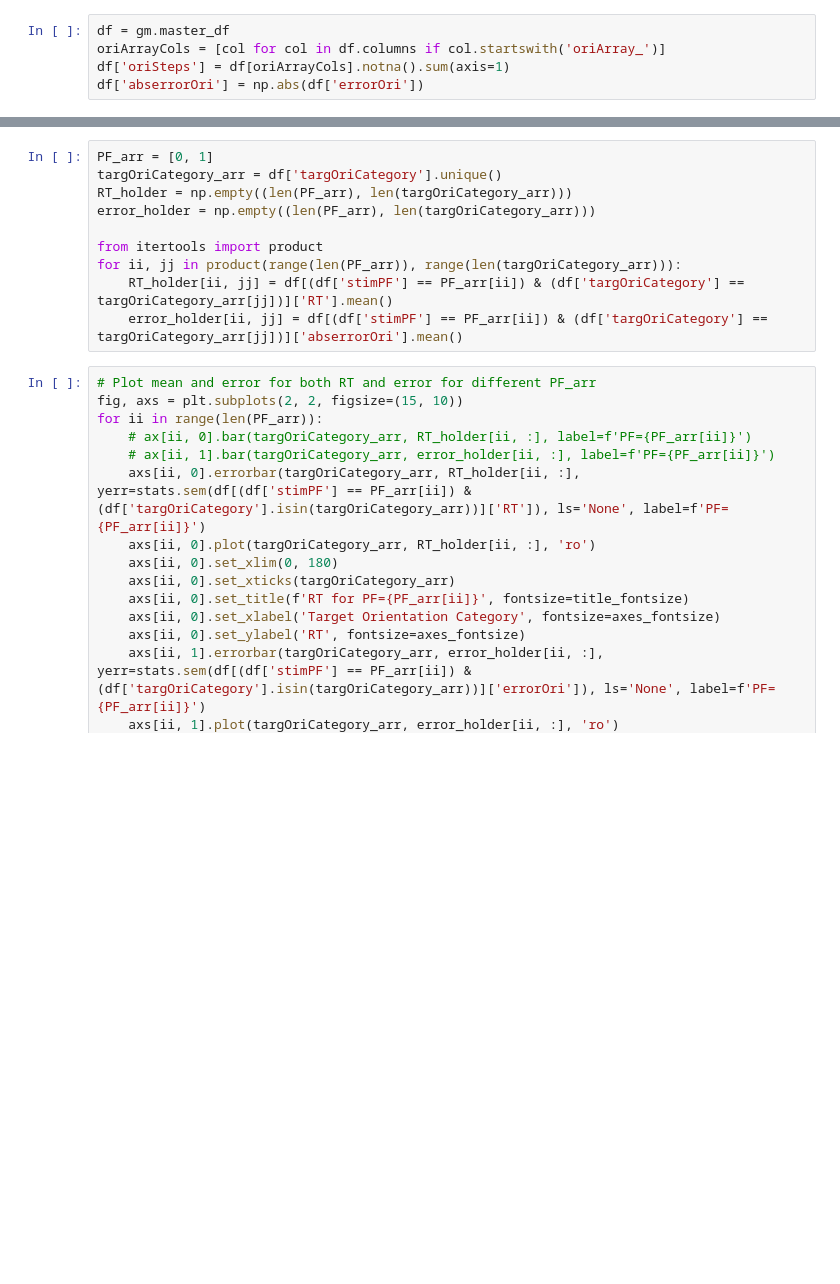
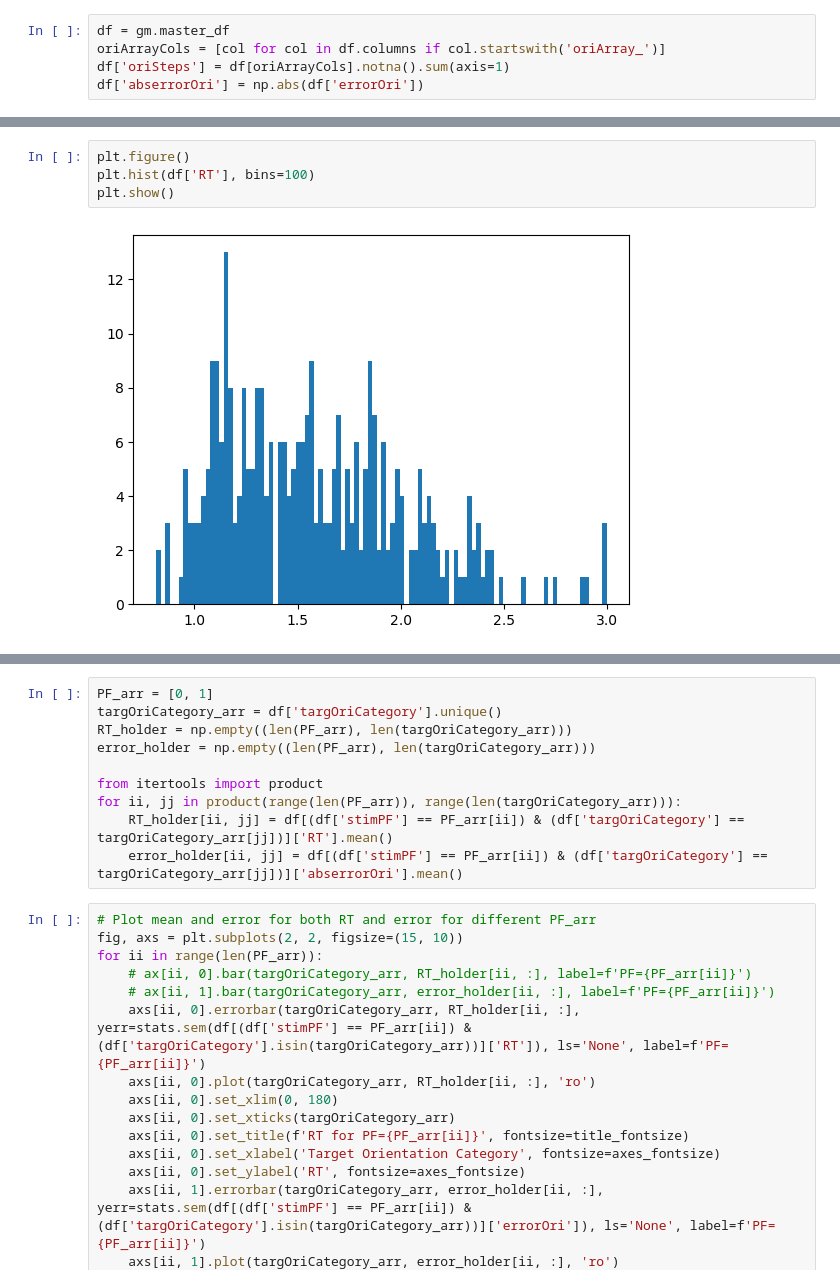
Before and after one commit to mindemory/srh_ori, a Jupyter notebook: oriAnalysis/analyzeBehav/behavAnalysis.ipynb, the cells around one changed output, grey strips where cells are left out. Cells and saved outputs as stored; diff of their text form; blank space fills up the shorter version.

```diff
--- a/oriAnalysis/analyzeBehav/behavAnalysis.ipynb
+++ b/oriAnalysis/analyzeBehav/behavAnalysis.ipynb
@@ -57,0 +75,6 @@ plt.show()
+# %%
+plt.figure()
+plt.hist(df['RT'], bins=100)
+plt.show()
+# %% [output]
+[figure, added]
```
Also changed, not shown: parts of 9 cells of this notebook, 5 other files.
